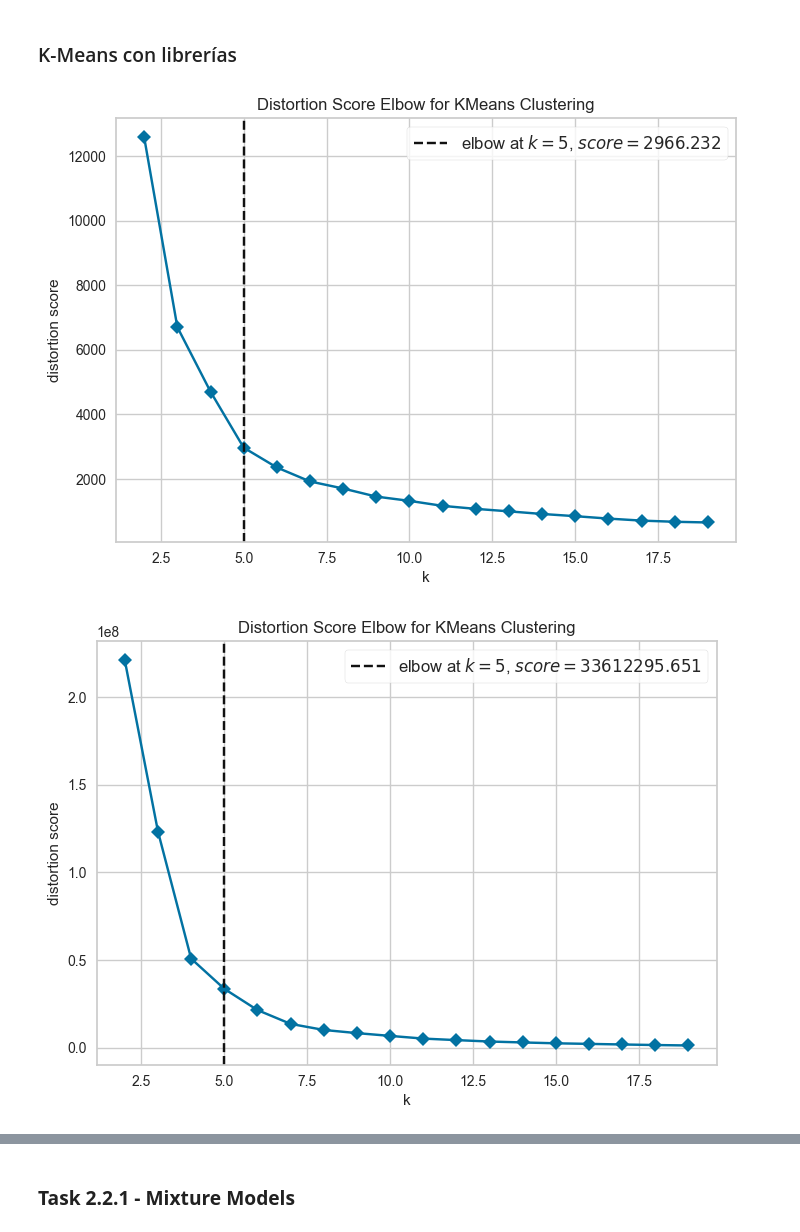
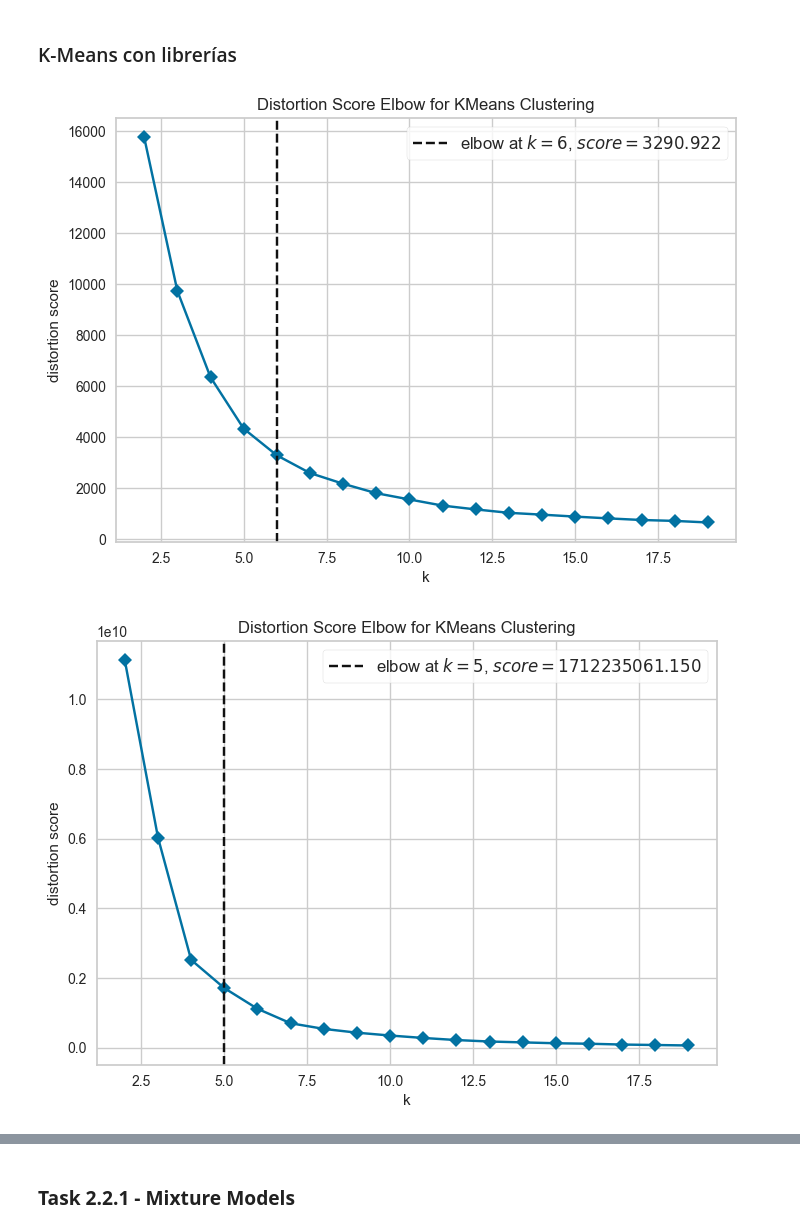
Before and after one commit to DanielMorales1103/Lab4-IA, a Jupyter notebook: lab4.ipynb, the cells around one changed output, grey strips where cells are left out. Cells and saved outputs as stored; diff of their text form; code cells hidden in the pictures.

```diff
--- a/lab4.ipynb
+++ b/lab4.ipynb
@@ -76,5 +76,3 @@ from sklearn.metrics import silhouette_score, adjusted_rand_score
 import matplotlib.pyplot as plt
 
 df = pd.read_csv('bank_transactions.csv')
-df = df.sample(n=10000,random_state = 42)
-df
@@ -322,28 +436,29 @@ df1.head()
 # %%
 import random
 from yellowbrick.cluster import KElbowVisualizer
 from sklearn.cluster import KMeans
 
 df_km = df1.copy()
+df_km = df1.sample(n=10000,random_state = 42)
 
 # Variables de segmentación
 X = df_km[['CusAge', 'TransactionAmount (INR)']].values
 Y = df_km[['CustLocation', 'TransactionAmount (INR)']].values
 
 
 #  KMeans clustering y método del codo
 def perform_elbow_method(X, k_range, title):
     model = KMeans(init='k-means++', random_state=42)
     visualizer = KElbowVisualizer(model, k=k_range, timings=False)
     visualizer.fit(X)
     plt.title(title)
     visualizer.show()
 
 perform_elbow_method(X, k_range=(2, 20), title='Método del codo para el cluster de la edad de clientes')
 perform_elbow_method(Y, k_range=(2, 20), title='Método del codo para el cluster de la locación de clientes ')
 # %% [output]
-[figure, old version]
+[figure, new version]
-[figure, old version]
+[figure, new version]
 # %%
 # Cluster KMean  y centroides
 def kmeans_clustering(X, num_clusters):
```
Also changed, not shown: parts of 16 cells of this notebook.
